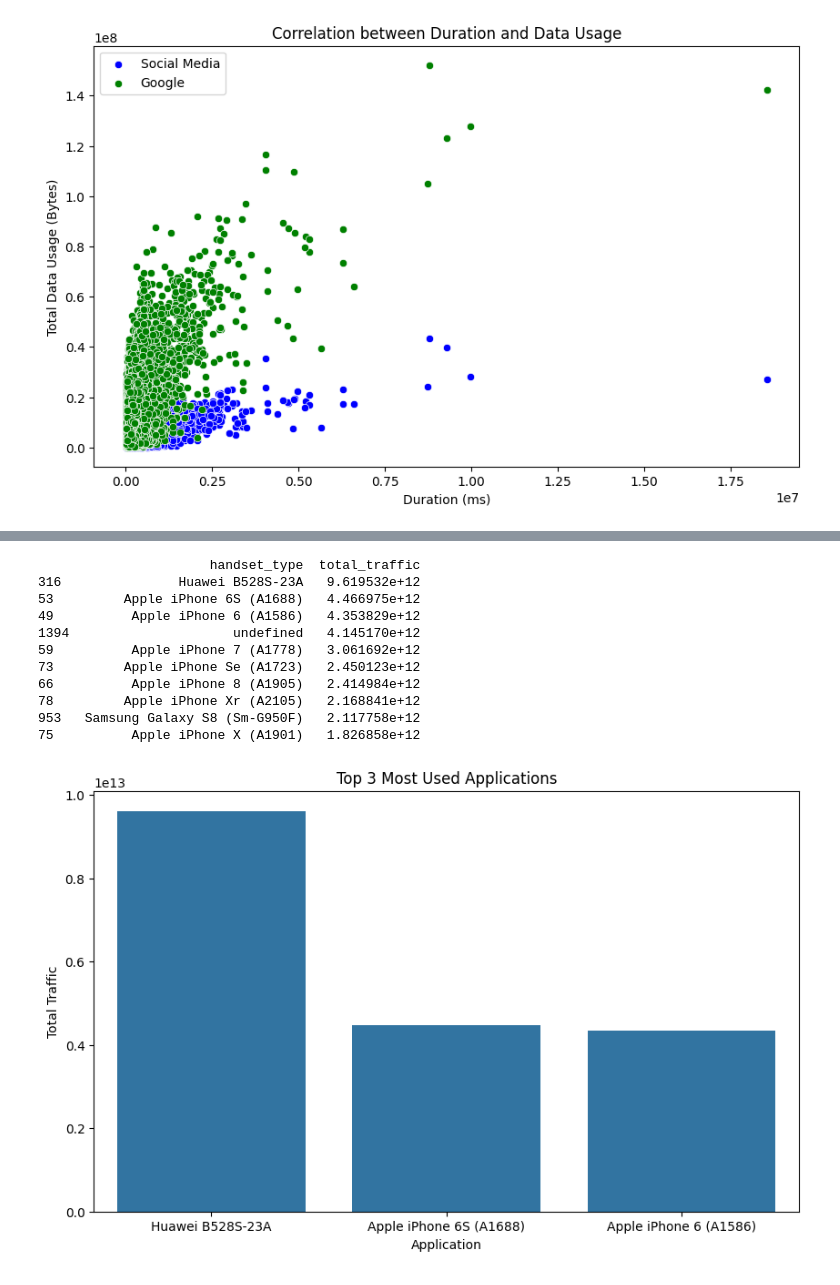
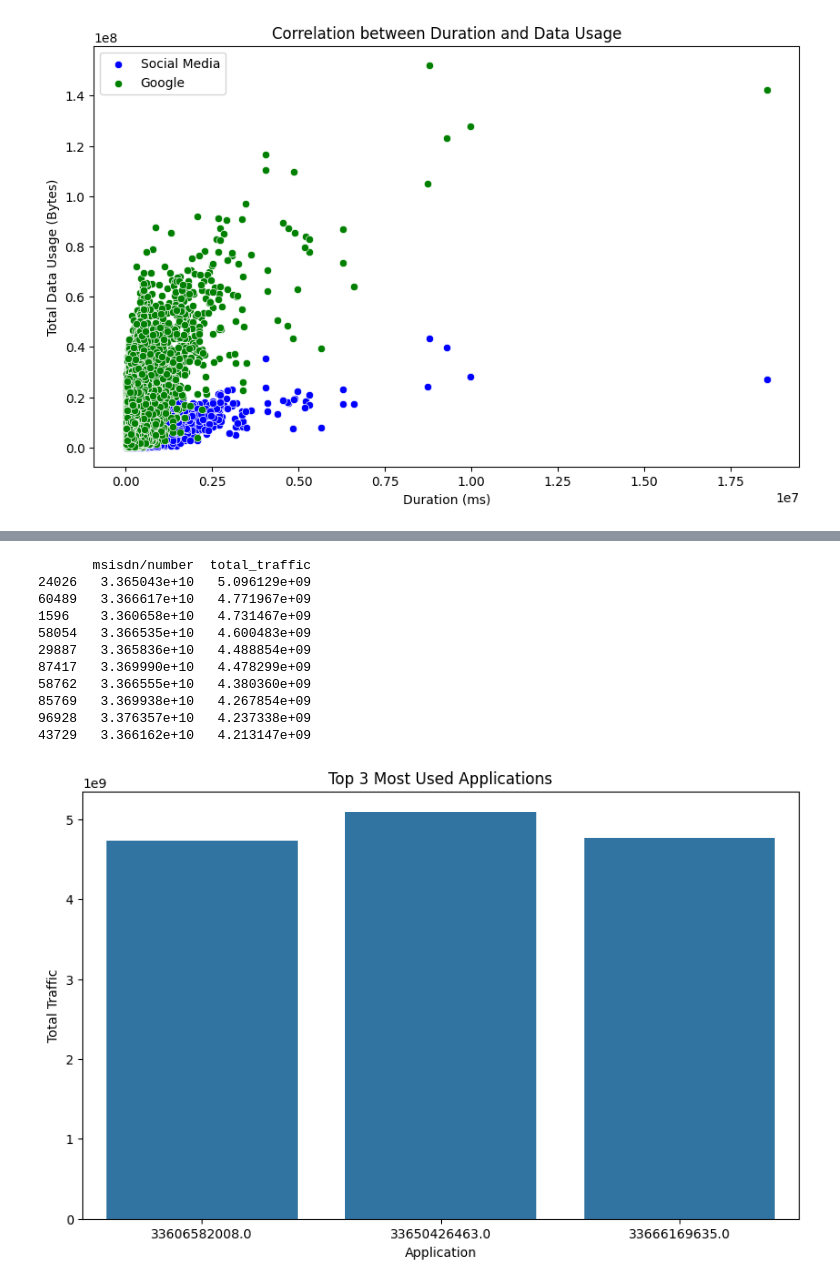
Before and after one commit to malzbanker/AIM-WEEK-2, a Jupyter notebook: notebooks/eda.ipynb, the cells around one changed output, grey strips where cells are left out. Cells and saved outputs as stored; diff of their text form; code cells hidden in the pictures.

```diff
--- a/notebooks/eda.ipynb
+++ b/notebooks/eda.ipynb
@@ -481,7 +481,7 @@ plt.show()
 data['session_total_traffic'] = data['total_ul_(bytes)'] + data['total_dl_(bytes)']
 
 # Group by handset_type and calculate total traffic
-traffic_per_handset = data.groupby('handset_type').agg(total_traffic=('session_total_traffic', 'sum')).reset_index()
+traffic_per_handset = data.groupby('msisdn/number').agg(total_traffic=('session_total_traffic', 'sum')).reset_index()
 
 # Get the top 10 handsets by total traffic
 top_handsets = traffic_per_handset.nlargest(10, 'total_traffic')
@@ -489,27 +489,27 @@ top_handsets = traffic_per_handset.nlargest(10, 'total_traffic')
 # Display the top handsets
 print(top_handsets)
 # %% [output]
-                      handset_type  total_traffic
-316               Huawei B528S-23A   9.619532e+12
-53         Apple iPhone 6S (A1688)   4.466975e+12
-49          Apple iPhone 6 (A1586)   4.353829e+12
-1394                     undefined   4.145170e+12
-59          Apple iPhone 7 (A1778)   3.061692e+12
-73         Apple iPhone Se (A1723)   2.450123e+12
-66          Apple iPhone 8 (A1905)   2.414984e+12
-78         Apple iPhone Xr (A2105)   2.168841e+12
-953   Samsung Galaxy S8 (Sm-G950F)   2.117758e+12
-75          Apple iPhone X (A1901)   1.826858e+12
+       msisdn/number  total_traffic
+24026   3.365043e+10   5.096129e+09
+60489   3.366617e+10   4.771967e+09
+1596    3.360658e+10   4.731467e+09
+58054   3.366535e+10   4.600483e+09
+29887   3.365836e+10   4.488854e+09
+87417   3.369990e+10   4.478299e+09
+58762   3.366555e+10   4.380360e+09
+85769   3.369938e+10   4.267854e+09
+96928   3.376357e+10   4.237338e+09
+43729   3.366162e+10   4.213147e+09
 # %%
 #Plot Top 3 Most Used Applications CopyReplit
 plt.figure(figsize=(10,6))
-sns.barplot(data=top_handsets.head(3), x='handset_type', y='total_traffic')
+sns.barplot(data=top_handsets.head(3), x='msisdn/number', y='total_traffic')
 plt.title('Top 3 Most Used Applications')
 plt.xlabel('Application')
 plt.ylabel('Total Traffic')
 plt.show()
 # %% [output]
-[figure, old version]
+[figure, new version]
 # %%
 # Elbow method to determine optimal k
 inertia = []
```
Also changed, not shown: parts of 11 cells of this notebook.
